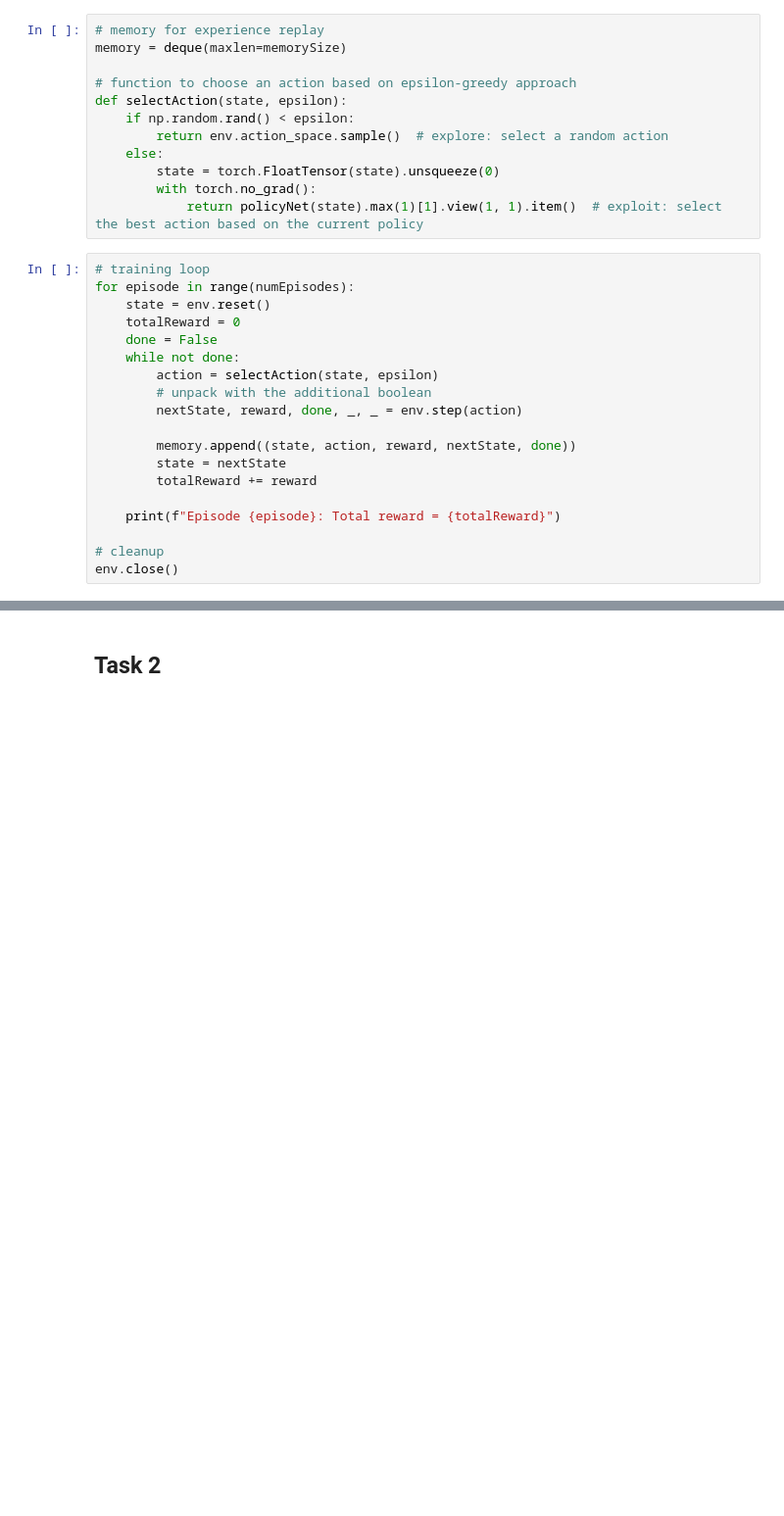
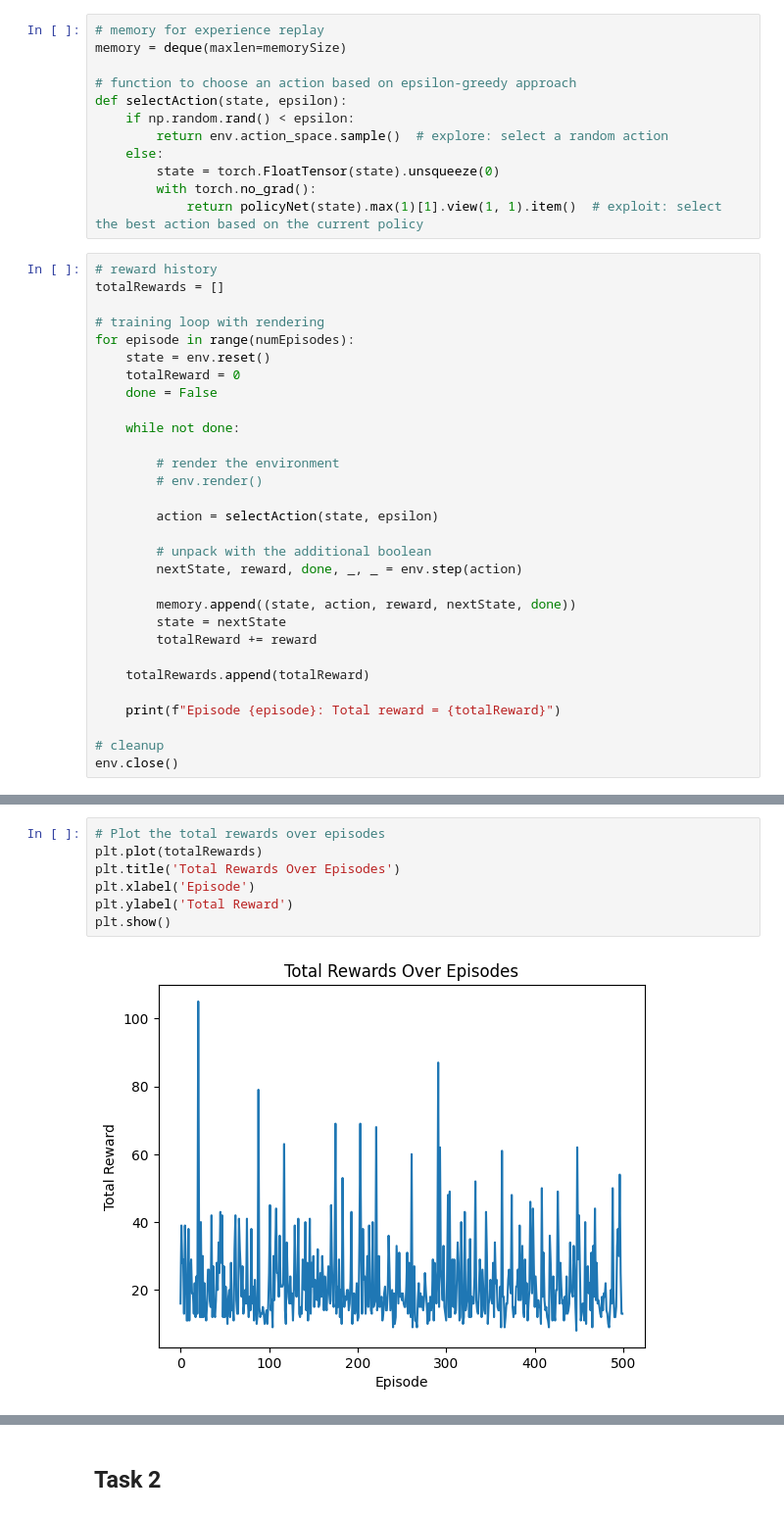
Before and after one commit to bl33h/deepQ, a Jupyter notebook: src/deepQ.ipynb, the cells around one changed output, grey strips where cells are left out. Shown at 98% size. Drawn from its saved outputs; the diff is of its cells as text; blank space fills up the shorter version.

```diff
--- a/src/deepQ.ipynb
+++ b/src/deepQ.ipynb
@@ -63,13 +64,22 @@ def selectAction(state, epsilon):
         with torch.no_grad():
             return policyNet(state).max(1)[1].view(1, 1).item()  # exploit: select the best action based on the current policy
 # %%
-# training loop
+# reward history
+totalRewards = []
+
+# training loop with rendering
 for episode in range(numEpisodes):
     state = env.reset()
     totalReward = 0
     done = False
+
     while not done:
+
+        # render the environment
+        # env.render()
+
         action = selectAction(state, epsilon)
+
         # unpack with the additional boolean
         nextState, reward, done, _, _ = env.step(action)
 
@@ -77,6 +87,8 @@ for episode in range(numEpisodes):
         state = nextState
         totalReward += reward
 
+    totalRewards.append(totalReward)
+
     print(f"Episode {episode}: Total reward = {totalReward}")
 
 # cleanup
@@ -101,0 +114,9 @@ Episode 499: Total reward = 24.0
+# %%
+# Plot the total rewards over episodes
+plt.plot(totalRewards)
+plt.title('Total Rewards Over Episodes')
+plt.xlabel('Episode')
+plt.ylabel('Total Reward')
+plt.show()
+# %% [output]
+[figure, added]
```
Also changed, not shown: parts of 3 cells of this notebook.
